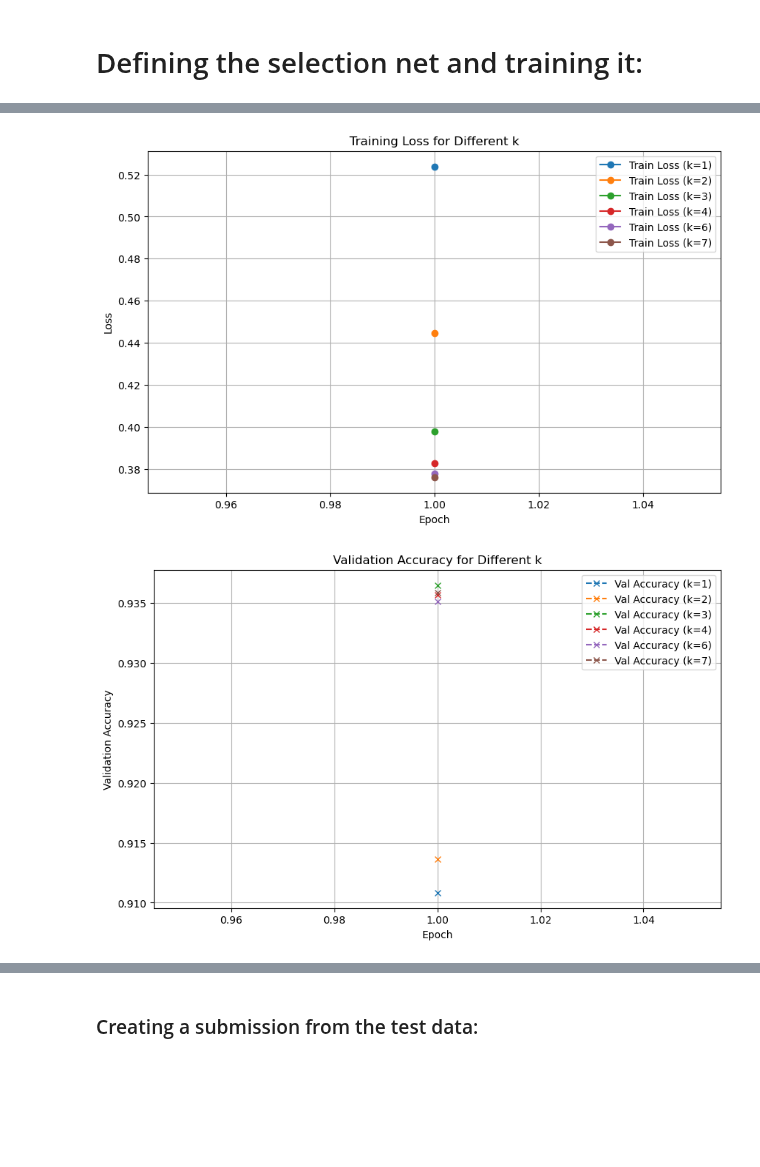
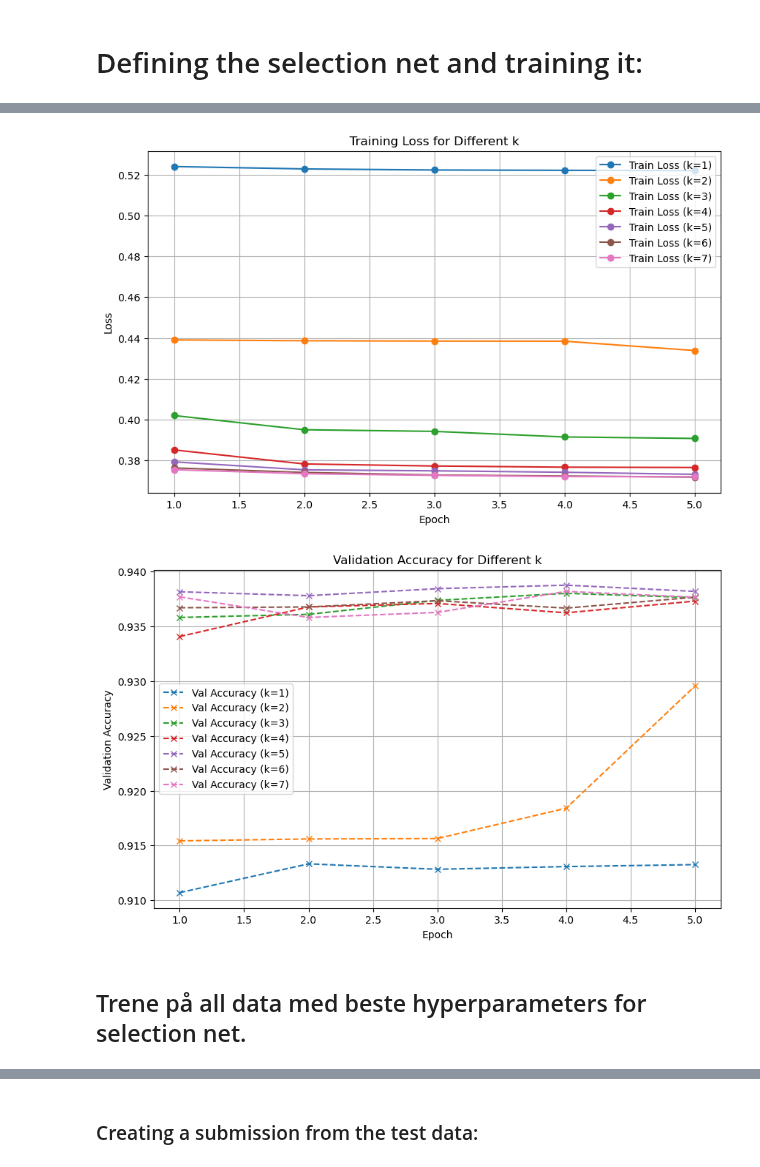
Before and after one commit to Brorby/Competition-Exploring-Mental-Health-Data, a Jupyter notebook: main.ipynb, the cells around one changed output, grey strips where cells are left out. Drawn from its saved outputs; the diff is of its cells as text; code cells hidden in the pictures; blank space fills up the shorter version.

```diff
--- a/main.ipynb
+++ b/main.ipynb
@@ -1410,8 +1413,8 @@ feature_dim = 20      # Adjust as needed
 num_learners = 10
 num_classes = 2
 
-ks = [1, 2, 3, 4, 6, 7,]
-num_epochs = 1
+ks = [1, 2, 3, 4,5, 6, 7]
+num_epochs = 5
 epsilon = 0.1
 m = 1000
 batch_size = 512  # Adjust based on your dataset size
@@ -1488,2 +1491,4 @@ Overall best validation accuracy: 0.9365 achieved with k = 3
-[figure, old version]
+[figure, new version]
-[figure, old version]
+[figure, new version]
+# %% [markdown]
+## Trene på all data med beste hyperparameters for selection net.
```
Also changed, not shown: parts of 4 cells of this notebook.
